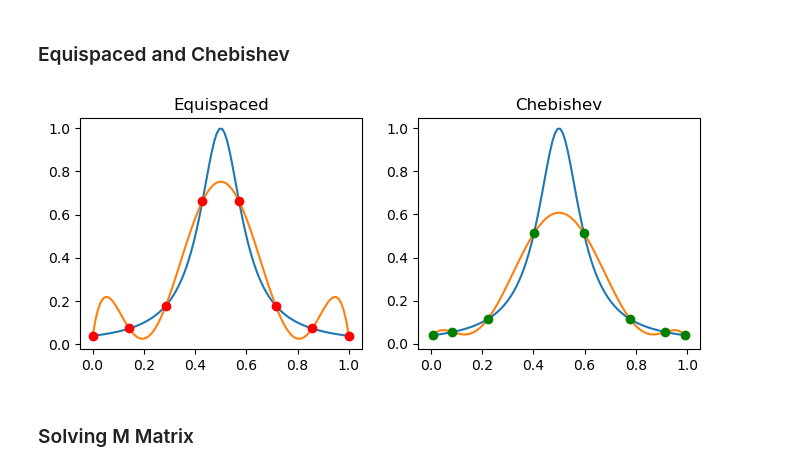
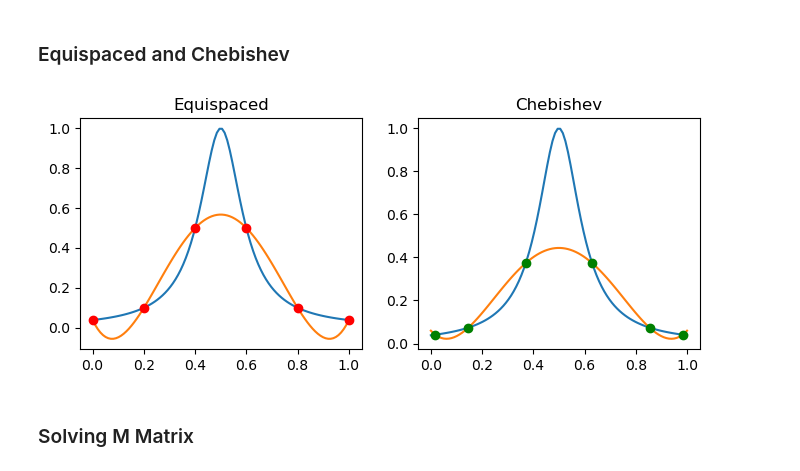
Before and after one commit to ananthkrishna96/Python-Allen-Cahn-FEM-Solver, a Jupyter notebook: Exercises.ipynb, the cells around one changed output. Cells and saved outputs as stored; diff of their text form; code cells hidden in the pictures.

```diff
--- a/Exercises.ipynb
+++ b/Exercises.ipynb
@@ -41,38 +41,38 @@ f_prime = sym.lambdify(t,fs_prime, 'numpy')
 
 f = der(fs,0)
 
-n = 7
+n = 5
 x = np.linspace(0,1,100)
 q = np.linspace(0,1,n+1)
 
 #Equispaced points
 Ln = lagrangian_interpolation_matrix(x,q)
 
 fig, axes = pl.subplots(1, 2, figsize=(8,3))
 
 axes[0].plot(x, f(x))
 axes[0].plot(x, Ln.T.dot(f(q)))
 axes[0].plot(q, f(q), 'ro')
 axes[0].set_title("Equispaced")
 
 
 # Chebyshev points
 x = np.linspace(0,1,100)
 generator = lambda x,n: x.min()+(x.max()-x.min())/2*(np.polynomial.chebyshev.chebgauss(n)[0]+1)
 # interpolation points
 q1 = generator(x,n+1)
 
 # The interpolation matrix
 Lnc = lagrangian_interpolation_matrix(x,q1)
 
 axes[1].plot(x, f(x))
 axes[1].plot(x, Lnc.T.dot(f(q1)))
 axes[1].plot(q1, f(q1), 'go')
 axes[1].set_title("Chebishev");
 
 show()
 # %% [output]
-[figure, old version]
+[figure, new version]
 # %% [markdown]
 
 ### Solving M Matrix
```
Also changed, not shown: parts of 15 cells of this notebook, 1 other file.
